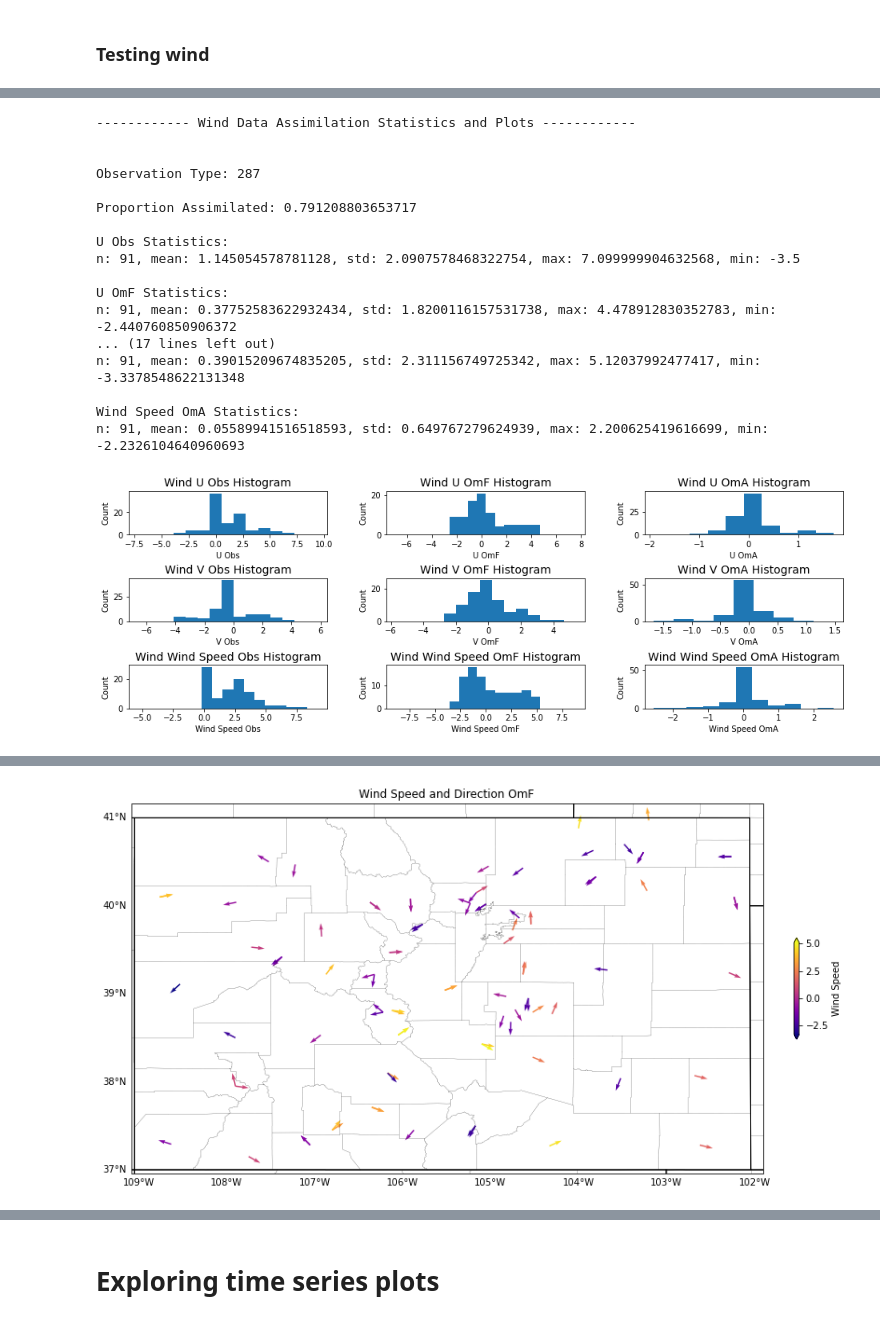
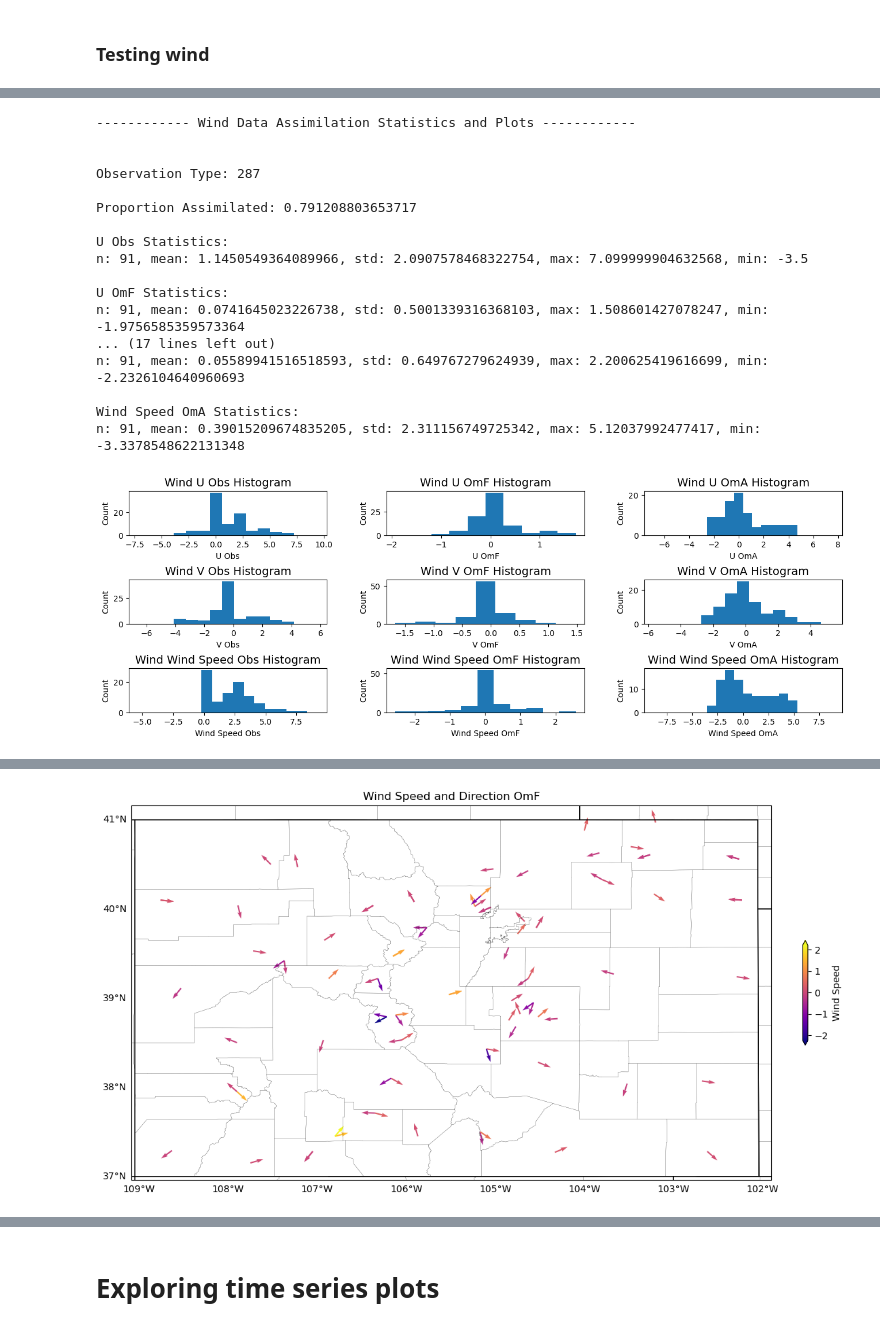
Before and after one commit to NOAA-GSL/pyDAmonitor, a Jupyter notebook: code/plot_interactive.ipynb, the cells around one changed output, grey strips where cells are left out. Cells and saved outputs as stored; diff of their text form; code cells hidden in the pictures.

```diff
--- a/code/plot_interactive.ipynb
+++ b/code/plot_interactive.ipynb
@@ -170,23 +152,23 @@ n: 91, mean: 0.05589941516518593, std: 0.649767279624939, max: 2.200625419616699
 # %%
-make_wind_base_plots(df_uv_anl_fil, df_uv_ges_fil, diag_uv_ges.metadata)
+make_wind_base_plots([df_uv_anl_fil, df_uv_ges_fil], diag_uv_ges.metadata)
 # %% [output]
 ------------ Wind Data Assimilation Statistics and Plots ------------
 
 
 Observation Type: 287
 
 Proportion Assimilated: 0.791208803653717
 
 U Obs Statistics:
-n: 91, mean: 1.145054578781128, std: 2.0907578468322754, max: 7.099999904632568, min: -3.5
+n: 91, mean: 1.1450549364089966, std: 2.0907578468322754, max: 7.099999904632568, min: -3.5
 
 U OmF Statistics:
-n: 91, mean: 0.37752583622932434, std: 1.8200116157531738, max: 4.478912830352783, min: -2.440760850906372
+n: 91, mean: 0.0741645023226738, std: 0.5001339316368103, max: 1.508601427078247, min: -1.9756585359573364
 ... (17 lines left out)
-n: 91, mean: 0.39015209674835205, std: 2.311156749725342, max: 5.12037992477417, min: -3.3378548622131348
+n: 91, mean: 0.05589941516518593, std: 0.649767279624939, max: 2.200625419616699, min: -2.2326104640960693
 
 Wind Speed OmA Statistics:
-n: 91, mean: 0.05589941516518593, std: 0.649767279624939, max: 2.200625419616699, min: -2.2326104640960693
+n: 91, mean: 0.39015209674835205, std: 2.311156749725342, max: 5.12037992477417, min: -3.3378548622131348
-[figure, old version]
+[figure, new version]
 [figure]
-[figure, old version]
+[figure, new version]
```
Also changed, not shown: parts of 16 cells of this notebook, 13 other files.
